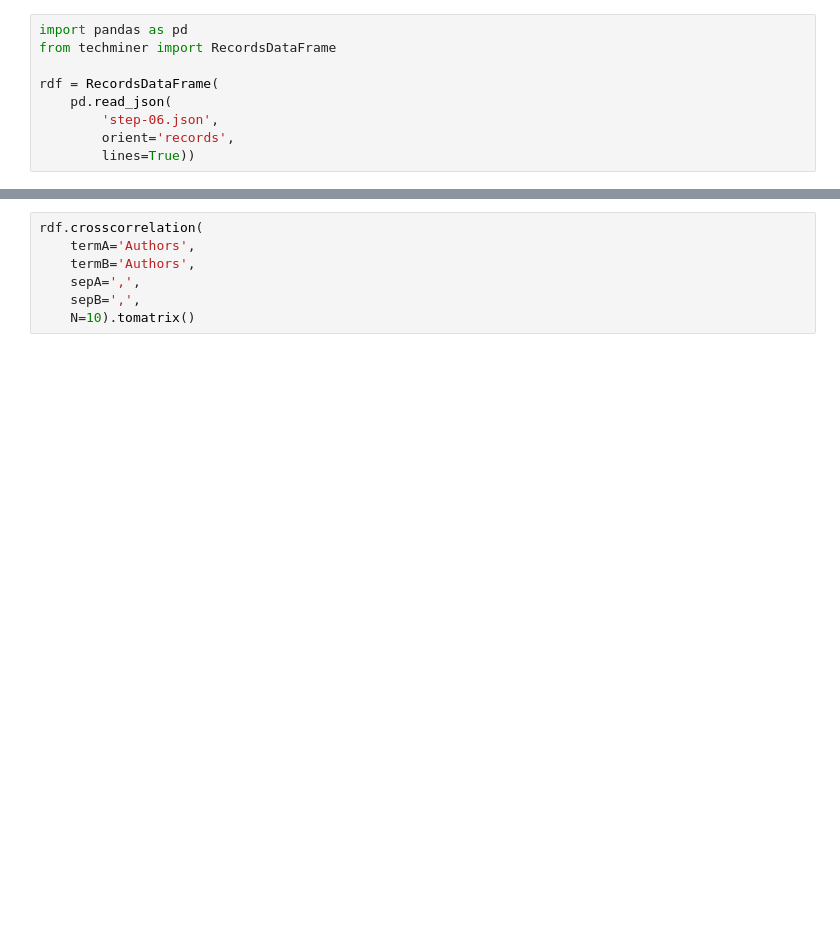
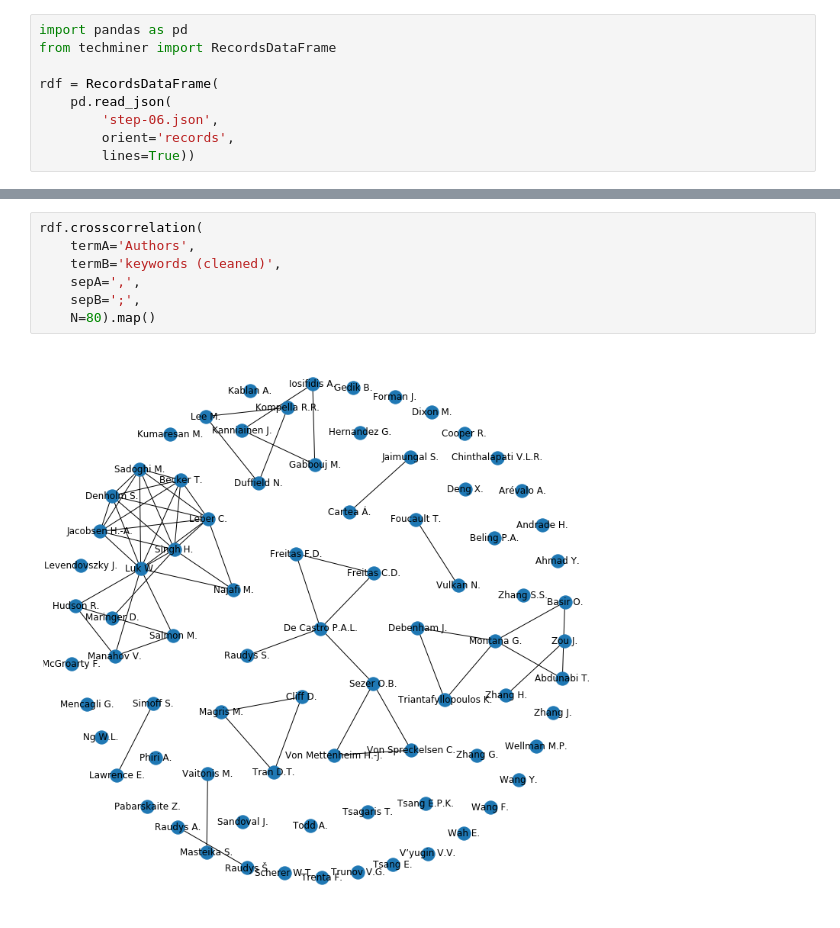
Before and after one commit to jdvelasq/techminer-old-deprecated, a Jupyter notebook: guide/tutorial/12-step-11-network-plots.ipynb, the cells around one changed output, grey strips where cells are left out. Saved outputs shown, nothing was run; the diff lists cells and outputs as text; blank space fills up the shorter version.

```diff
--- a/guide/tutorial/12-step-11-network-plots.ipynb
+++ b/guide/tutorial/12-step-11-network-plots.ipynb
@@ -12,7 +21,9 @@ rdf = RecordsDataFrame(
 # %%
 rdf.crosscorrelation(
     termA='Authors',
-    termB='Authors',
+    termB='keywords (cleaned)',
     sepA=',',
-    sepB=',',
-    N=10).tomatrix()
+    sepB=';',
+    N=80).map()
+# %% [output]
+[figure, added]
```
Also changed, not shown: parts of 15 cells of this notebook, 2 other files.
